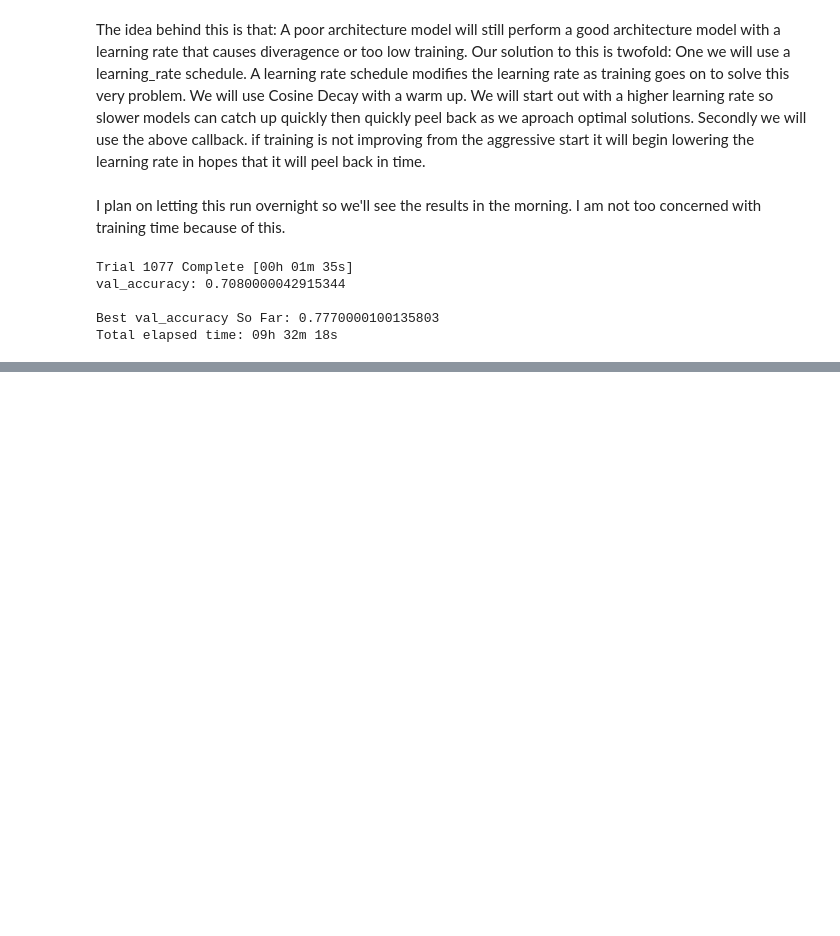
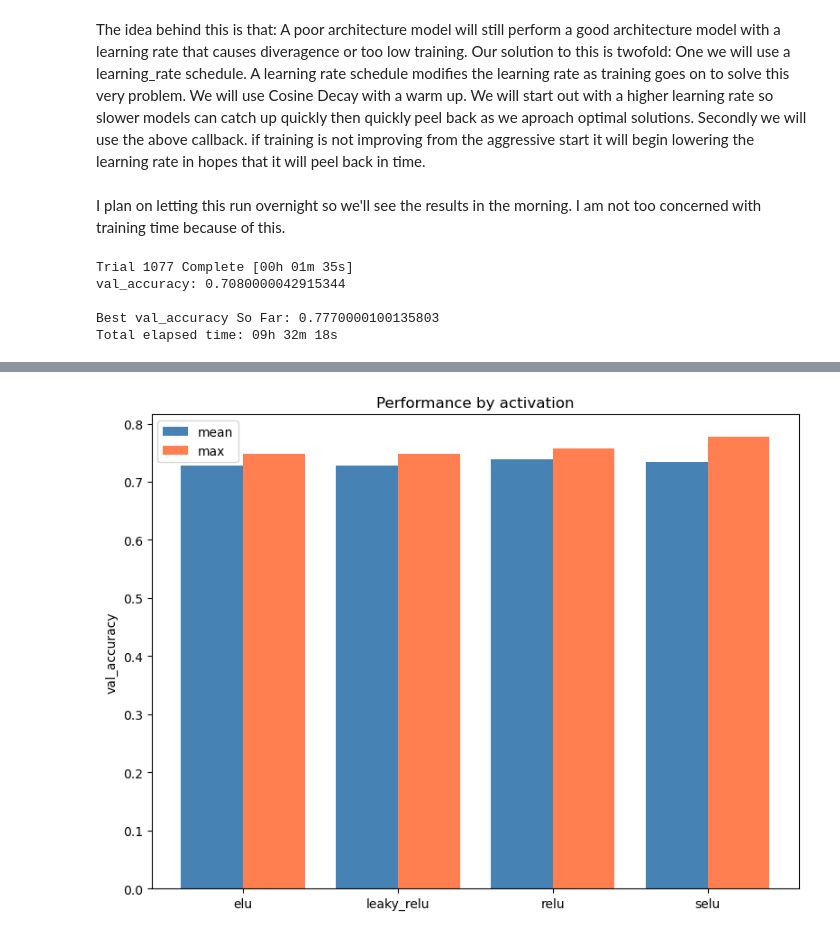
Before and after one commit to samuel5maine-maker/BME4801FinalProject, a Jupyter notebook: milestone_3.ipynb, the cells around one changed output, grey strips where cells are left out. Drawn from its saved outputs; the diff is of its cells as text; code cells hidden in the pictures; blank space fills up the shorter version.

```diff
--- a/milestone_3.ipynb
+++ b/milestone_3.ipynb
@@ -706,0 +789,17 @@ Total elapsed time: 09h 32m 18s
+# %%
+fig, ax = plt.subplots(figsize=(8, 6))
+activation_stats = df.groupby("activation")["val_accuracy"].agg(["mean", "max"])
+x = range(len(activation_stats))
+ax.bar([i - 0.2 for i in x], activation_stats["mean"], width=0.4, label="mean", color="steelblue")
+ax.bar([i + 0.2 for i in x], activation_stats["max"], width=0.4, label="max", color="coral")
+ax.set_xticks(x)
+ax.set_xticklabels(activation_stats.index)
+ax.set_ylabel("val_accuracy")
+ax.set_title("Performance by activation")
+ax.legend()
+plt.tight_layout()
+plt.savefig("activation_performance.png", dpi=150, bbox_inches="tight")
+plt.show()
+plt.close()
+# %% [output]
+[figure, added]
```
Also changed, not shown: parts of 19 cells of this notebook, 5 other files.
